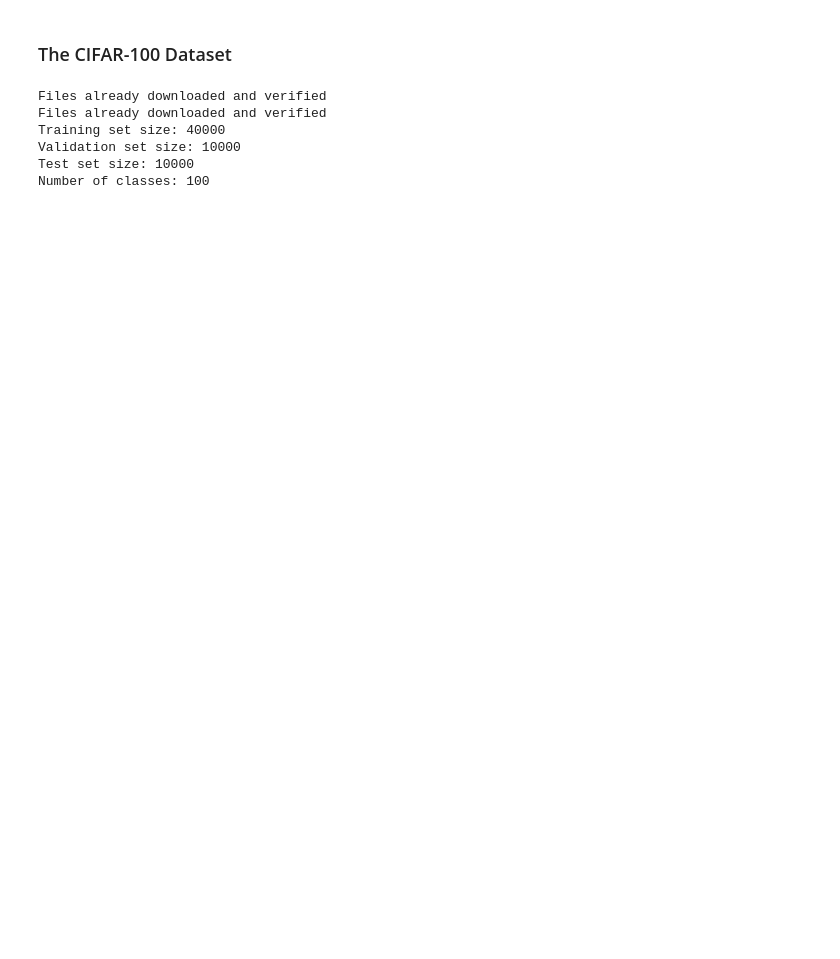
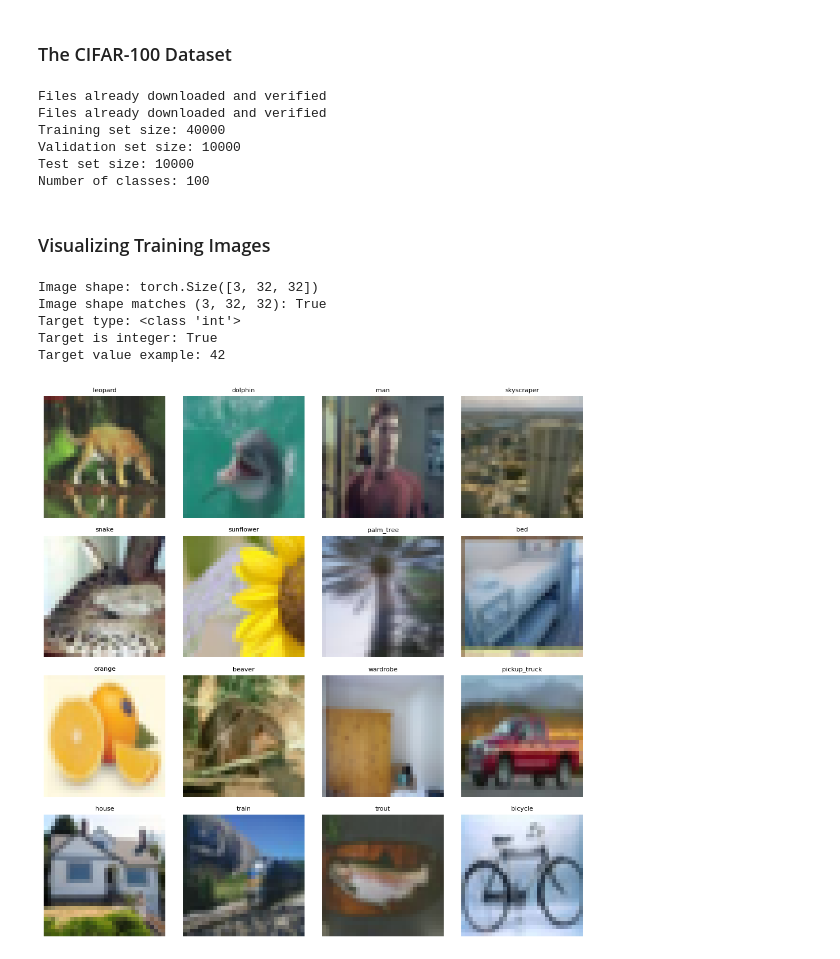
Before and after one commit to TaillessSheep/ARIN-5101-Project, a Jupyter notebook: project.ipynb, the cells around one changed output. Drawn from its saved outputs; the diff is of its cells as text; code cells hidden in the pictures; blank space fills up the shorter version.

Commit message:
imshow

```diff
--- a/project.ipynb
+++ b/project.ipynb
@@ -41,3 +41,38 @@ Training set size: 40000
 Validation set size: 10000
 Test set size: 10000
 Number of classes: 100
+# %% [markdown]
+### Visualizing Training Images
+# %%
+import matplotlib.pyplot as plt
+
+# Get one batch from the training loader
+images, labels = next(iter(train_loader))
+
+# Confirm image shape and target type
+print(f"Image shape: {images[0].shape}")
+print(f"Image shape matches (3, 32, 32): {images[0].shape == (3, 32, 32)}")
+print(f"Target type: {type(labels[0].item())}")
+print(f"Target is integer: {isinstance(labels[0].item(), int)}")
+print(f"Target value example: {labels[0].item()}")
+
+# Plot 4×4 grid of images with class labels
+plt.figure(figsize=(10, 10))
+for index in range(16):
+    plt.subplot(4, 4, index + 1)
+    # Transpose from (C, H, W) to (H, W, C) for matplotlib
+    img = images[index].numpy().transpose(1, 2, 0)
+    # Get the class name for the label
+    class_name = cifar100_full.classes[labels[index].item()]
+    plt.imshow(img)
+    plt.title(class_name, fontsize=8)
+    plt.axis("off")
+plt.tight_layout()
+plt.show()
+# %% [output]
+Image shape: torch.Size([3, 32, 32])
+Image shape matches (3, 32, 32): True
+Target type: <class 'int'>
+Target is integer: True
+Target value example: 42
+[figure, added]
```
